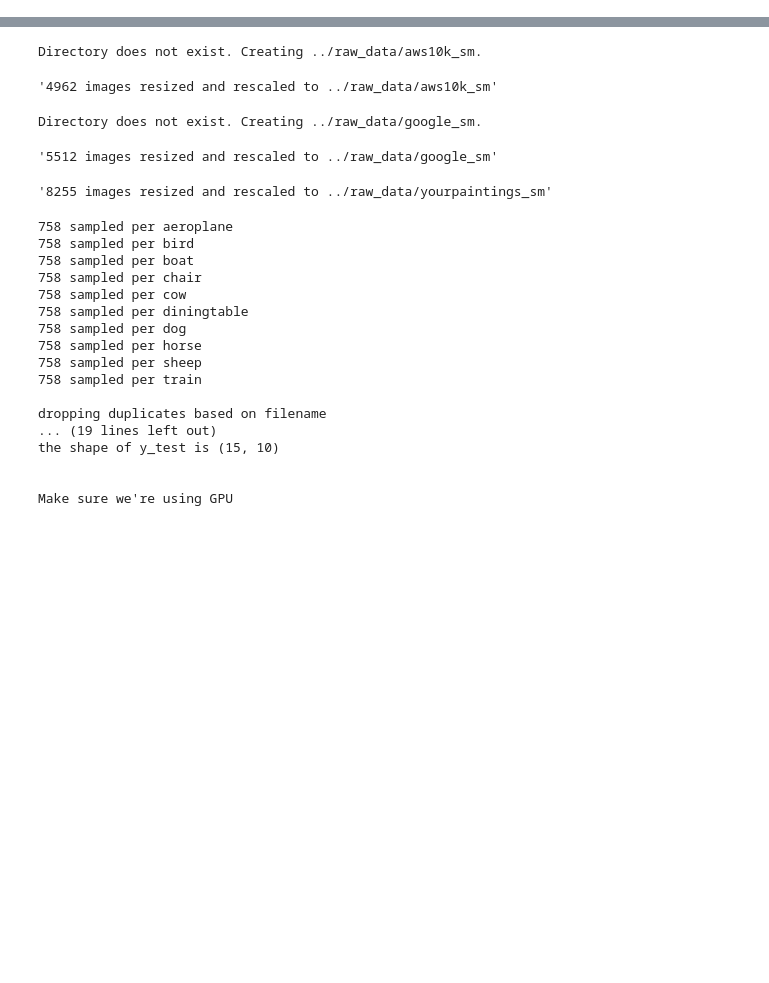
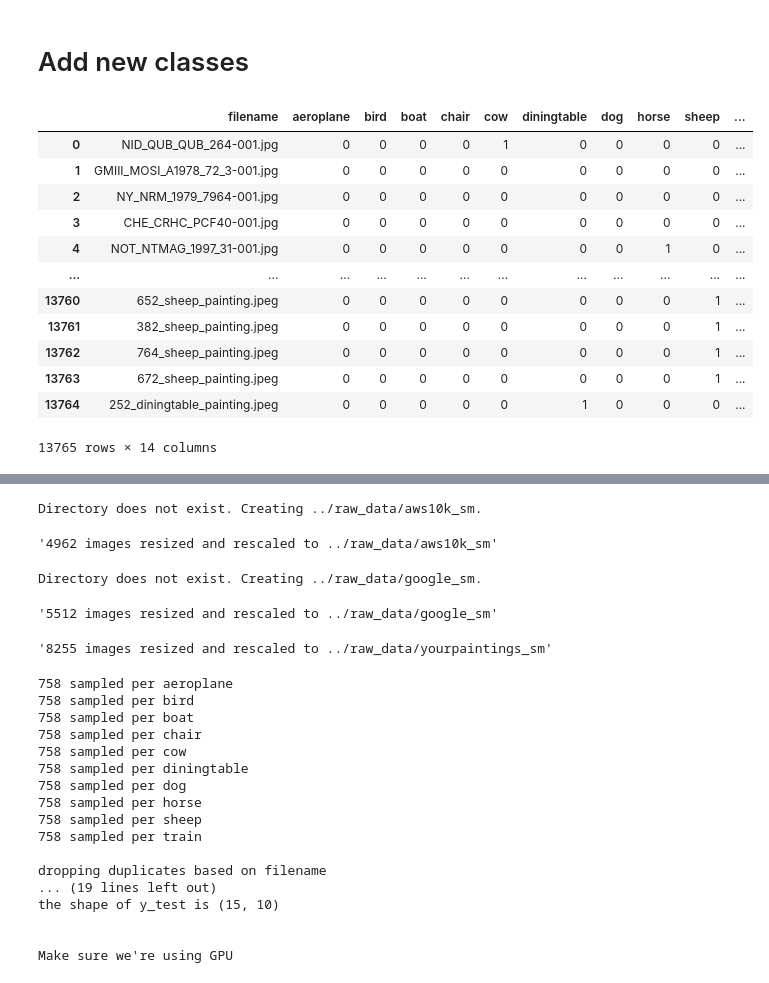
Before and after one commit to erniesg/Art-API, a Jupyter notebook: notebooks/tuning.ipynb, the cells around one changed output, grey strips where cells are left out. Drawn from its saved outputs; the diff is of its cells as text; code cells hidden in the pictures; blank space fills up the shorter version.

```diff
--- a/notebooks/tuning.ipynb
+++ b/notebooks/tuning.ipynb
@@ -0,0 +16,20 @@
+# %% [markdown]
+# Add new classes
+# %%
+df_add = data.DataLoader.add_img("../raw_data/google_sm")
+# %%
+df_add
+# %% [output]
+|  | filename | aeroplane | bird | boat | chair | cow | diningtable | dog | horse | sheep | ... |
+| 0 | NID_QUB_QUB_264-001.jpg | 0 | 0 | 0 | 0 | 1 | 0 | 0 | 0 | 0 | ... |
+| 1 | GMIII_MOSI_A1978_72_3-001.jpg | 0 | 0 | 0 | 0 | 0 | 0 | 0 | 0 | 0 | ... |
+| 2 | NY_NRM_1979_7964-001.jpg | 0 | 0 | 0 | 0 | 0 | 0 | 0 | 0 | 0 | ... |
+| 3 | CHE_CRHC_PCF40-001.jpg | 0 | 0 | 0 | 0 | 0 | 0 | 0 | 0 | 0 | ... |
+| 4 | NOT_NTMAG_1997_31-001.jpg | 0 | 0 | 0 | 0 | 0 | 0 | 0 | 1 | 0 | ... |
+| ... | ... | ... | ... | ... | ... | ... | ... | ... | ... | ... | ... |
+| 13760 | 652_sheep_painting.jpeg | 0 | 0 | 0 | 0 | 0 | 0 | 0 | 0 | 1 | ... |
+| 13761 | 382_sheep_painting.jpeg | 0 | 0 | 0 | 0 | 0 | 0 | 0 | 0 | 1 | ... |
+| 13762 | 764_sheep_painting.jpeg | 0 | 0 | 0 | 0 | 0 | 0 | 0 | 0 | 1 | ... |
+| 13763 | 672_sheep_painting.jpeg | 0 | 0 | 0 | 0 | 0 | 0 | 0 | 0 | 1 | ... |
+| 13764 | 252_diningtable_painting.jpeg | 0 | 0 | 0 | 0 | 0 | 1 | 0 | 0 | 0 | ... |
+13765 rows × 14 columns
```
Also changed, not shown: parts of 18 cells of this notebook, 6 other files.
